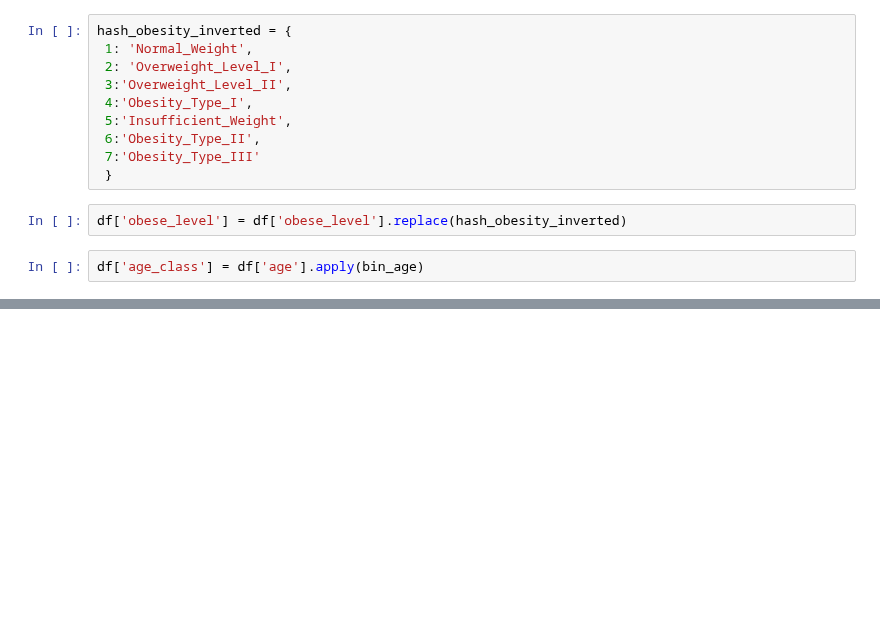
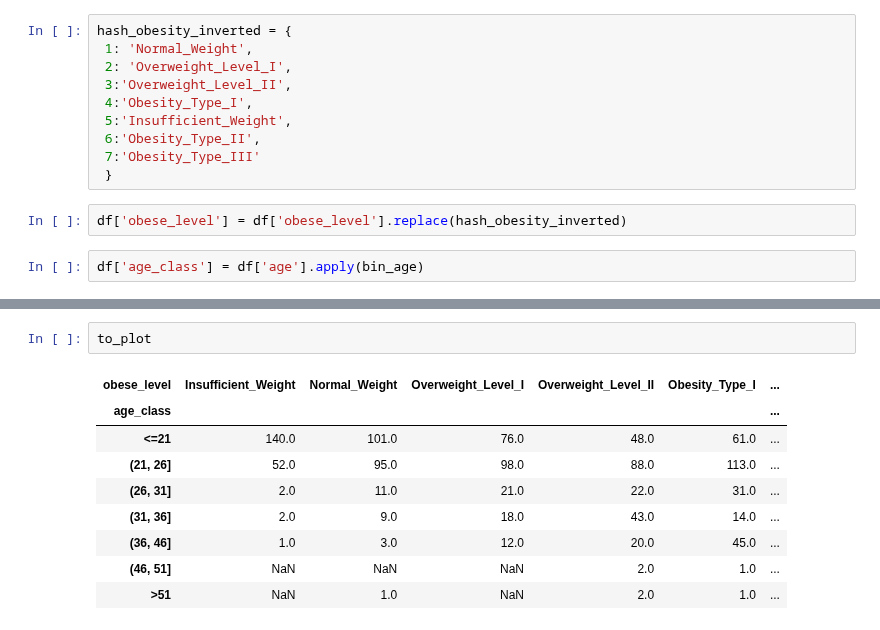
Before and after one commit to 0xMarc0s/IMS_ML_project, a Jupyter notebook: analyze_preprocessed.ipynb, the cells around one changed output, grey strips where cells are left out. Saved outputs shown, nothing was run; the diff lists cells and outputs as text; blank space fills up the shorter version.

```diff
--- a/analyze_preprocessed.ipynb
+++ b/analyze_preprocessed.ipynb
@@ -155,0 +164,12 @@ Text(0.5, 0, 'Age Class by Interval')
+# %%
+to_plot
+# %% [output]
+| obese_level | Insufficient_Weight | Normal_Weight | Overweight_Level_I | Overweight_Level_II | Obesity_Type_I | ... |
+| age_class |  |  |  |  |  | ... |
+| <=21 | 140.0 | 101.0 | 76.0 | 48.0 | 61.0 | ... |
+| (21, 26] | 52.0 | 95.0 | 98.0 | 88.0 | 113.0 | ... |
+| (26, 31] | 2.0 | 11.0 | 21.0 | 22.0 | 31.0 | ... |
+| (31, 36] | 2.0 | 9.0 | 18.0 | 43.0 | 14.0 | ... |
+| (36, 46] | 1.0 | 3.0 | 12.0 | 20.0 | 45.0 | ... |
+| (46, 51] | NaN | NaN | NaN | 2.0 | 1.0 | ... |
+| >51 | NaN | 1.0 | NaN | 2.0 | 1.0 | ... |
```
Also changed, not shown: parts of 5 cells of this notebook.
